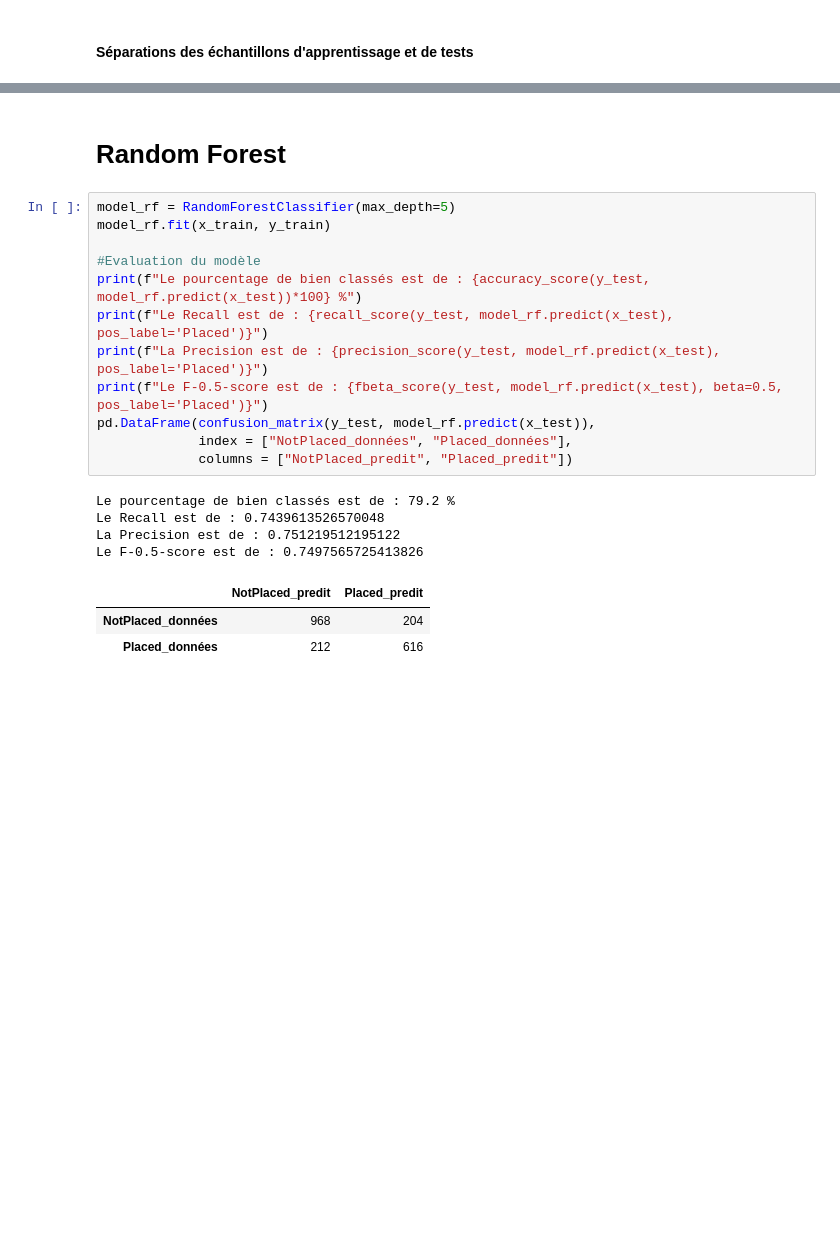
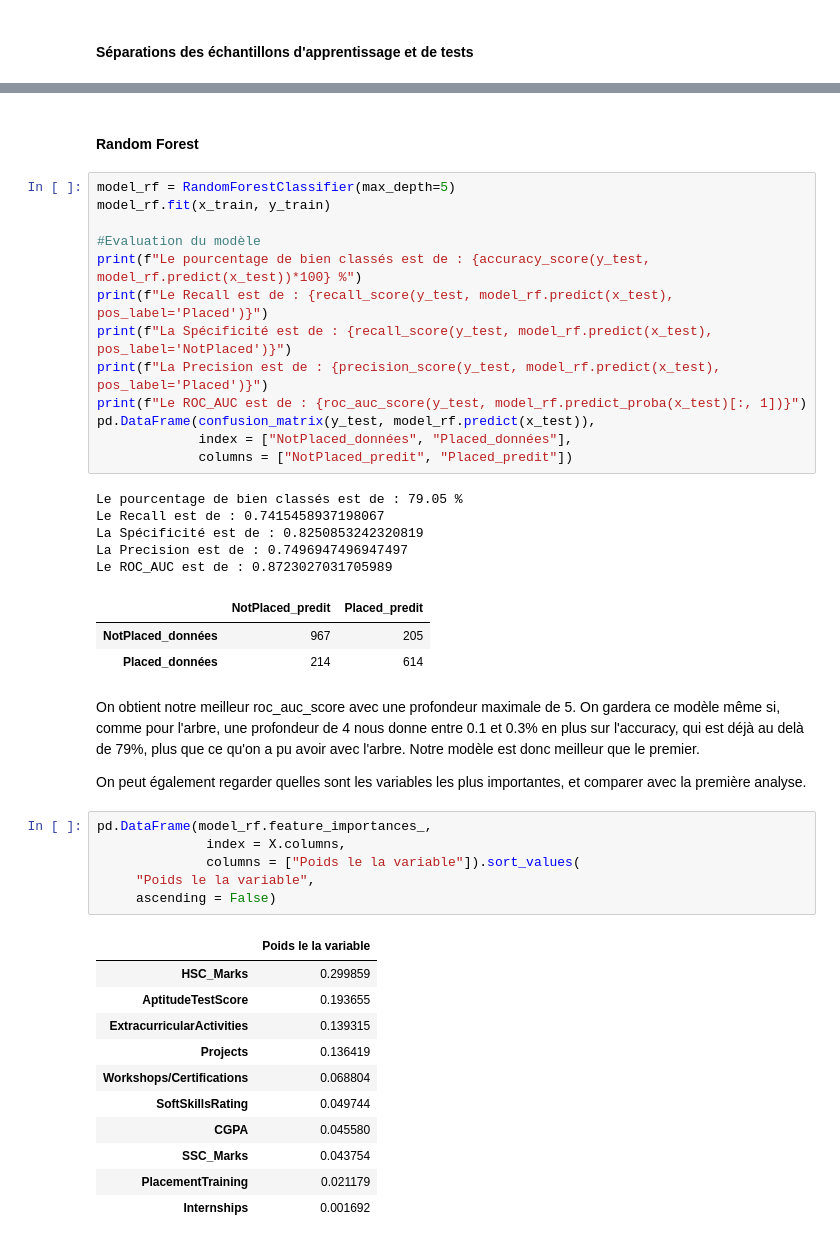
Before and after one commit to OUEDRAOGO-ANGELO/Mini-projet-2-Placement, a Jupyter notebook: Placement.ipynb, the cells around one changed output, grey strips where cells are left out. Drawn from its saved outputs; the diff is of its cells as text; blank space fills up the shorter version.

Commit message:
Commit de fin de projet, mise à jour du readMe et du notebook contenant le code et les commentaires

```diff
--- a/Placement.ipynb
+++ b/Placement.ipynb
@@ -89,5 +129,5 @@ Le F-0.5-score est de : 0.7326779026217229
 # %% [markdown]
-# Random Forest
+#### Random Forest
 # %%
 model_rf = RandomForestClassifier(max_depth=5)
 model_rf.fit(x_train, y_train)
@@ -95,16 +135,40 @@ model_rf.fit(x_train, y_train)
 #Evaluation du modèle
 print(f"Le pourcentage de bien classés est de : {accuracy_score(y_test, model_rf.predict(x_test))*100} %")
 print(f"Le Recall est de : {recall_score(y_test, model_rf.predict(x_test), pos_label='Placed')}")
+print(f"La Spécificité est de : {recall_score(y_test, model_rf.predict(x_test), pos_label='NotPlaced')}")
 print(f"La Precision est de : {precision_score(y_test, model_rf.predict(x_test), pos_label='Placed')}")
-print(f"Le F-0.5-score est de : {fbeta_score(y_test, model_rf.predict(x_test), beta=0.5, pos_label='Placed')}")
+print(f"Le ROC_AUC est de : {roc_auc_score(y_test, model_rf.predict_proba(x_test)[:, 1])}")
 pd.DataFrame(confusion_matrix(y_test, model_rf.predict(x_test)),
              index = ["NotPlaced_données", "Placed_données"],
              columns = ["NotPlaced_predit", "Placed_predit"])
 # %% [output]
-Le pourcentage de bien classés est de : 79.2 %
-Le Recall est de : 0.7439613526570048
-La Precision est de : 0.751219512195122
-Le F-0.5-score est de : 0.7497565725413826
+Le pourcentage de bien classés est de : 79.05 %
+Le Recall est de : 0.7415458937198067
+La Spécificité est de : 0.8250853242320819
+La Precision est de : 0.7496947496947497
+Le ROC_AUC est de : 0.8723027031705989
 |  | NotPlaced_predit | Placed_predit |
-| NotPlaced_données | 968 | 204 |
-| Placed_données | 212 | 616 |
+| NotPlaced_données | 967 | 205 |
+| Placed_données | 214 | 614 |
+# %% [markdown]
+On obtient notre meilleur roc_auc_score avec une profondeur maximale de 5. On gardera ce modèle même si, comme pour l'arbre, une profondeur de 4 nous donne entre 0.1 et 0.3% en plus sur l'accuracy, qui est déjà au delà de 79%, plus que ce qu'on a pu avoir avec l'arbre. Notre modèle est donc meilleur que le premier.
+
+On peut également regarder quelles sont les variables les plus importantes, et comparer avec la première analyse.
+# %%
+pd.DataFrame(model_rf.feature_importances_,
+              index = X.columns,
+              columns = ["Poids le la variable"]).sort_values(
+     "Poids le la variable",
+     ascending = False)
+# %% [output]
+|  | Poids le la variable |
+| HSC_Marks | 0.299859 |
+| AptitudeTestScore | 0.193655 |
+| ExtracurricularActivities | 0.139315 |
+| Projects | 0.136419 |
+| Workshops/Certifications | 0.068804 |
+| SoftSkillsRating | 0.049744 |
+| CGPA | 0.045580 |
+| SSC_Marks | 0.043754 |
+| PlacementTraining | 0.021179 |
+| Internships | 0.001692 |
```
Also changed, not shown: parts of 21 cells of this notebook, 1 other file.
